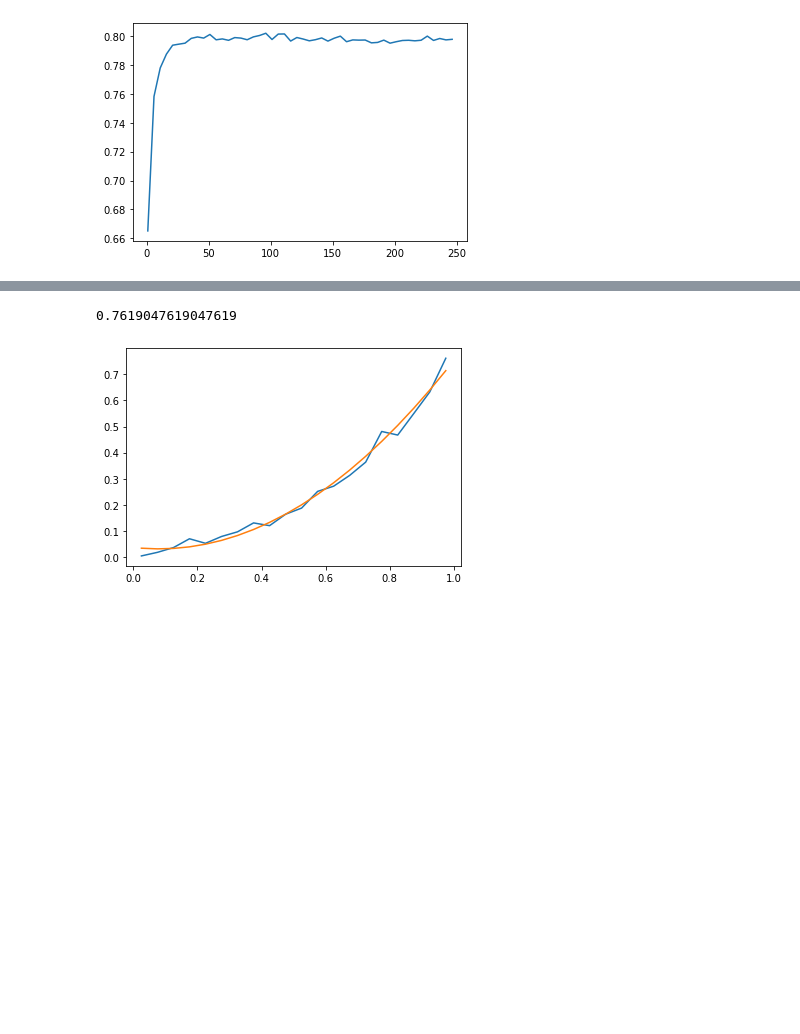
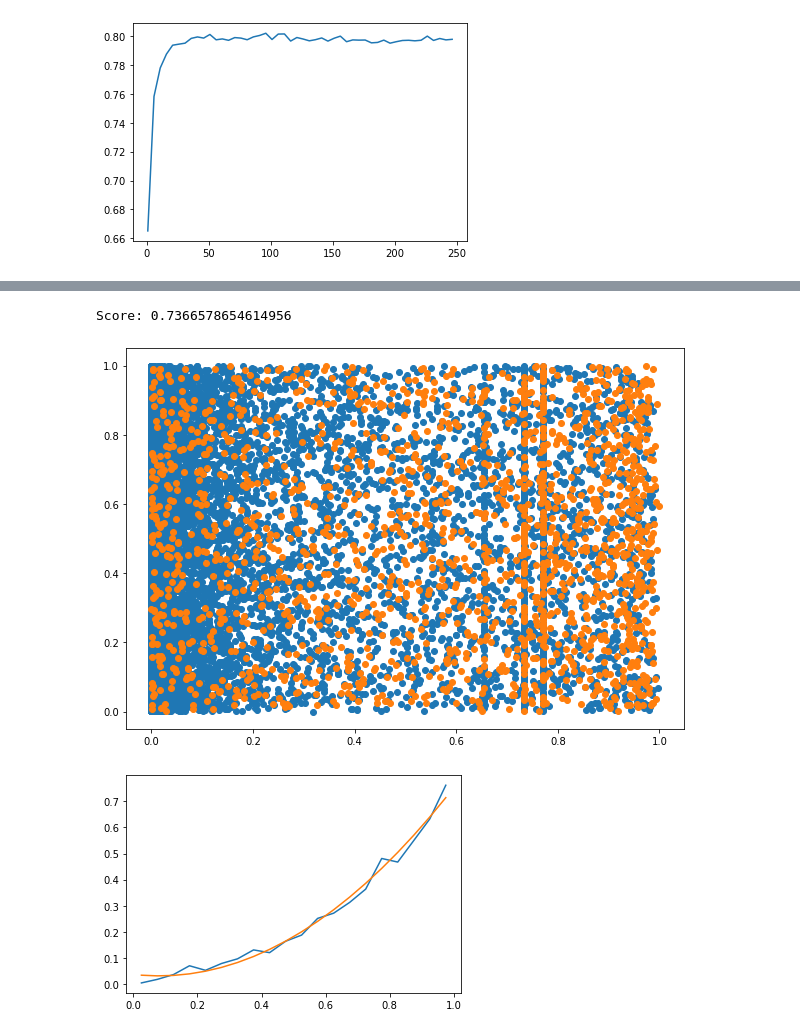
Before and after one commit to aruasouza/amcred, a Jupyter notebook: model.ipynb, the cells around one changed output, grey strips where cells are left out. Saved outputs shown, nothing was run; the diff lists cells and outputs as text; code cells hidden in the pictures; blank space fills up the shorter version.

```diff
--- a/model.ipynb
+++ b/model.ipynb
@@ -134,7 +134,15 @@ proba_plot(y_test,prediction,0.05)
 # %%
-len(prediction[(prediction > 0.95) & (y_test == 1)]) / len(prediction[prediction > 0.95])
+smote = SMOTE(k_neighbors = 6)
+x_smote, y_smote = smote.fit_resample(x_train, y_train)
+xgb_model = XGBClassifier(learning_rate = 0.164,gamma = 0.317,max_depth = 4,subsample = 0.828,n_estimators = 1774).fit(x_smote, y_smote)
+prediction = xgb_model.predict_proba(x_test)[:,1]
+print('Score:',metric(y_test,prediction))
+plt.figure(figsize = (10,7))
+_ = plt.scatter(prediction[y_test == 0],np.random.rand(len(prediction[y_test == 0])))
+_ = plt.scatter(prediction[y_test == 1],np.random.rand(len(prediction[y_test == 1])))
 # %% [output]
-0.7619047619047619
+Score: 0.7366578654614956
+[figure, added]
 # %%
 xgb_model.save_model('model_load.json')
 # %%
```
Also changed, not shown: parts of 10 cells of this notebook, 7 other files.
